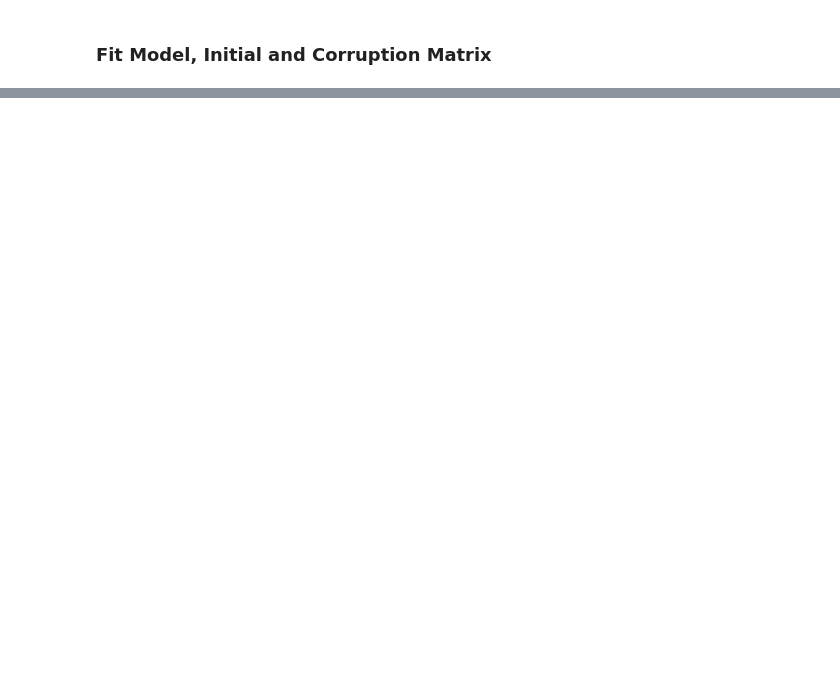
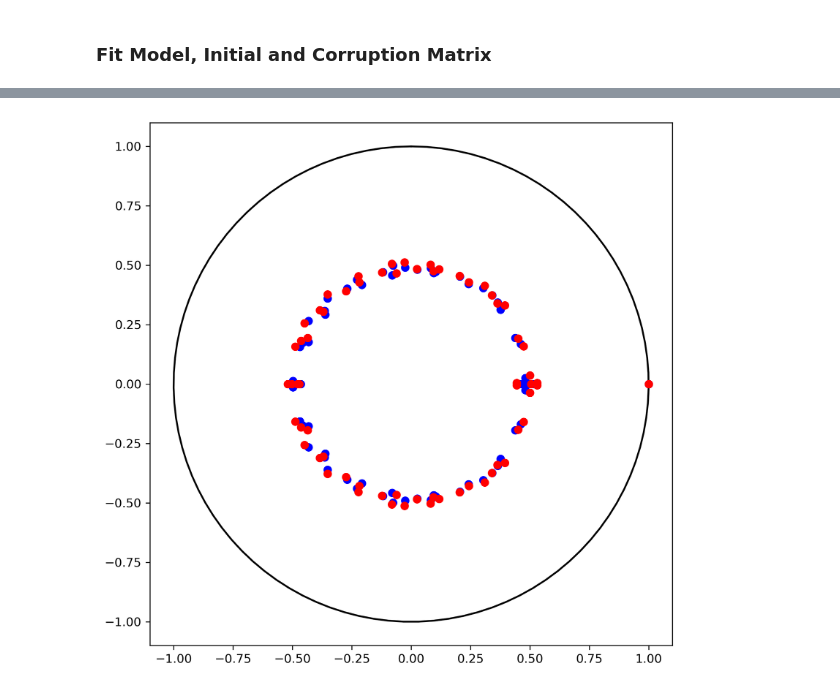
Before and after one commit to KristianWold/experimental-quantum-spectrum, a Jupyter notebook: notebooks/experiments/Quantum Process Tomography Benchmarks.ipynb, the cells around one changed output, grey strips where cells are left out. Drawn from its saved outputs; the diff is of its cells as text; code cells hidden in the pictures; blank space fills up the shorter version.

```diff
--- a/notebooks/experiments/Quantum Process Tomography Benchmarks.ipynb
+++ b/notebooks/experiments/Quantum Process Tomography Benchmarks.ipynb
@@ -241,0 +315,15 @@ pickle.dump(model.channel, open("test.p", "wb"))
+# %%
+t = np.linspace(0, 2*np.pi, 100)
+circle = [np.sin(t), np.cos(t)]
+
+fig = plt.figure(figsize=(8,8), dpi = 300, facecolor='w', edgecolor='k')
+ax = fig.add_subplot(111)
+ax.set_aspect(1)
+plt.plot(*circle, "k")
+
+plt.plot(spectrum_model2[:,0], spectrum_model2[:,1], "bo")
+plt.plot(spectrum_target2[:,0], spectrum_target2[:,1], "ro")
+
+plt.show()
+# %% [output]
+[figure, added]
```
Also changed, not shown: parts of 30 cells of this notebook, 10 other files.
